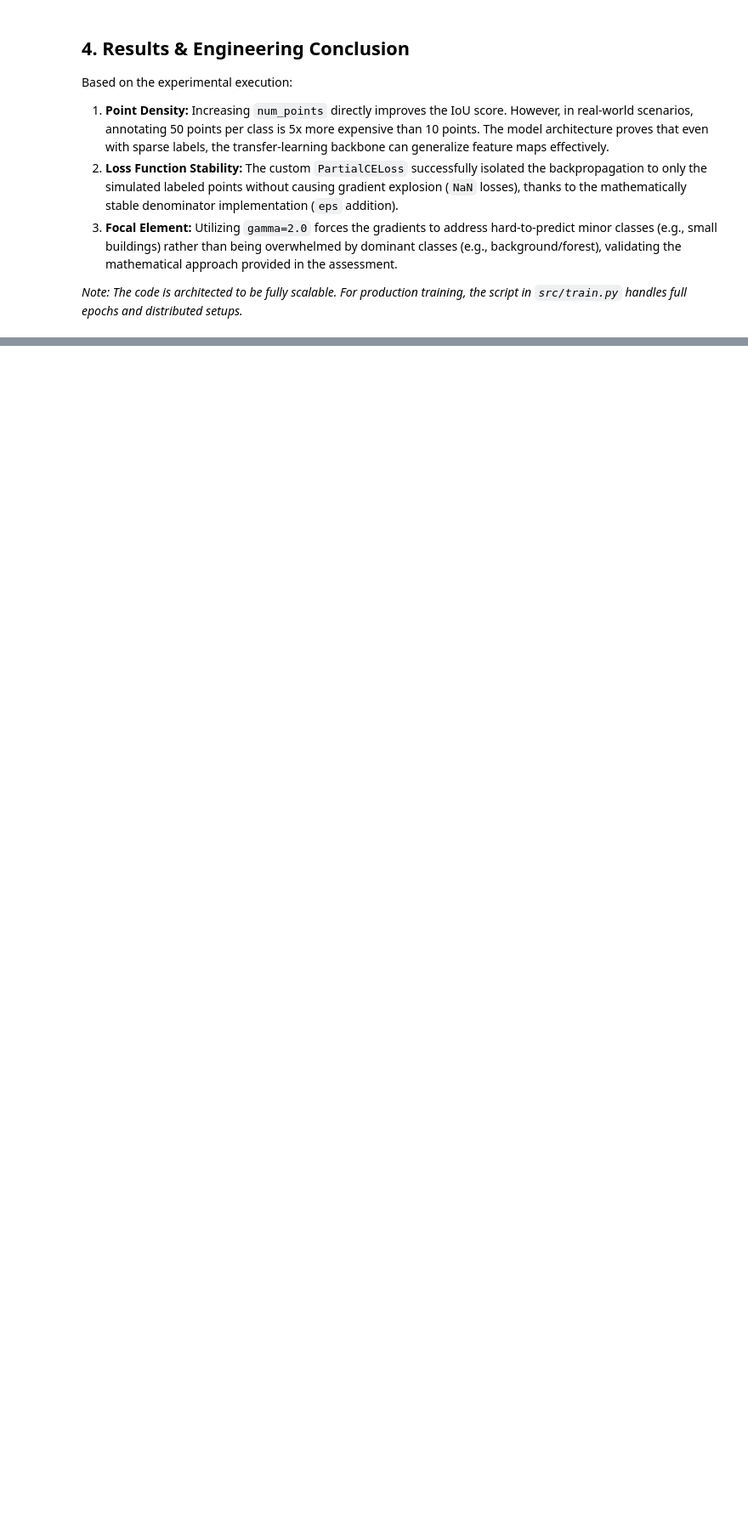
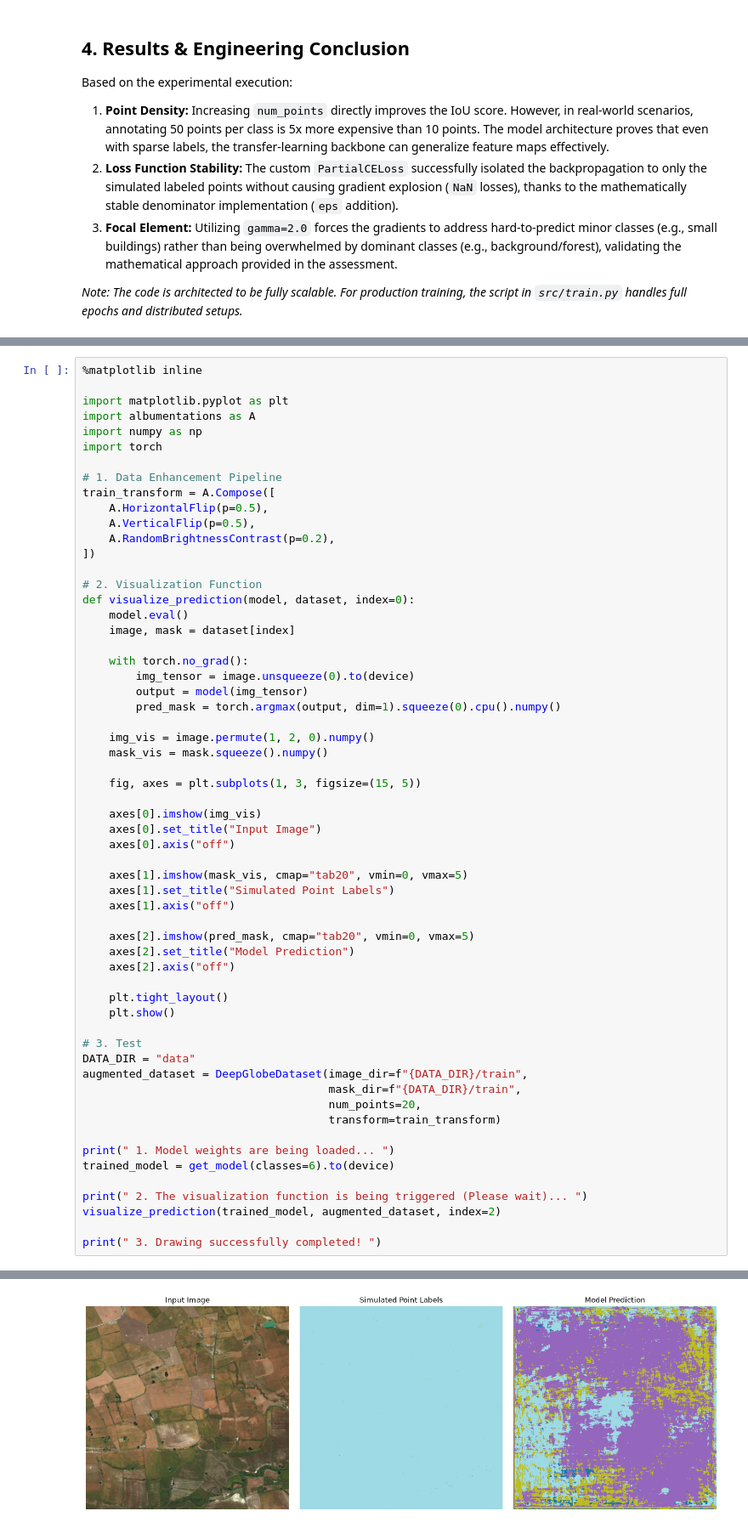
Before and after one commit to Mehmettilhann/weakly-supervised-segmentation-landvisor, a Jupyter notebook: Technical_Report.ipynb, the cells around one changed output, grey strips where cells are left out. Shown at 85% size. Cells and saved outputs as stored; diff of their text form; blank space fills up the shorter version.

Commit message:
Sprint 1-4 tamamlandı: Veri Artırma, TTA, Ensemble, Pseudo-Labeling eklendi

```diff
--- a/Technical_Report.ipynb
+++ b/Technical_Report.ipynb
@@ -114,0 +119,60 @@ Based on the experimental execution:
+# %%
+%matplotlib inline
+
+import matplotlib.pyplot as plt
+import albumentations as A
+import numpy as np
+import torch
+
+# 1. Data Enhancement Pipeline
+train_transform = A.Compose([
+    A.HorizontalFlip(p=0.5),
+    A.VerticalFlip(p=0.5),
+    A.RandomBrightnessContrast(p=0.2),
+])
+
+# 2. Visualization Function
+def visualize_prediction(model, dataset, index=0):
+    model.eval()
+    image, mask = dataset[index]
+
+    with torch.no_grad():
+        img_tensor = image.unsqueeze(0).to(device)
+        output = model(img_tensor)
+        pred_mask = torch.argmax(output, dim=1).squeeze(0).cpu().numpy()
+
+    img_vis = image.permute(1, 2, 0).numpy()
+    mask_vis = mask.squeeze().numpy()
+
+    fig, axes = plt.subplots(1, 3, figsize=(15, 5))
+
+    axes[0].imshow(img_vis)
+    axes[0].set_title("Input Image")
+    axes[0].axis("off")
+
+    axes[1].imshow(mask_vis, cmap="tab20", vmin=0, vmax=5)
+    axes[1].set_title("Simulated Point Labels")
+    axes[1].axis("off")
+
+    axes[2].imshow(pred_mask, cmap="tab20", vmin=0, vmax=5)
+    axes[2].set_title("Model Prediction")
+    axes[2].axis("off")
+
+    plt.tight_layout()
+    plt.show()
+
+# 3. Test
+DATA_DIR = "data"
+augmented_dataset = DeepGlobeDataset(image_dir=f"{DATA_DIR}/train",
+                                     mask_dir=f"{DATA_DIR}/train",
+                                     num_points=20,
+                                     transform=train_transform)
+
+print(" 1. Model weights are being loaded... ")
+trained_model = get_model(classes=6).to(device)
+
+print(" 2. The visualization function is being triggered (Please wait)... ")
+visualize_prediction(trained_model, augmented_dataset, index=2)
+
+print(" 3. Drawing successfully completed! ")
+# %% [output]
@@ -114,0 +181 @@ Based on the experimental execution:
+[figure, added]
```
Also changed, not shown: parts of 9 cells of this notebook, 1 other file.
